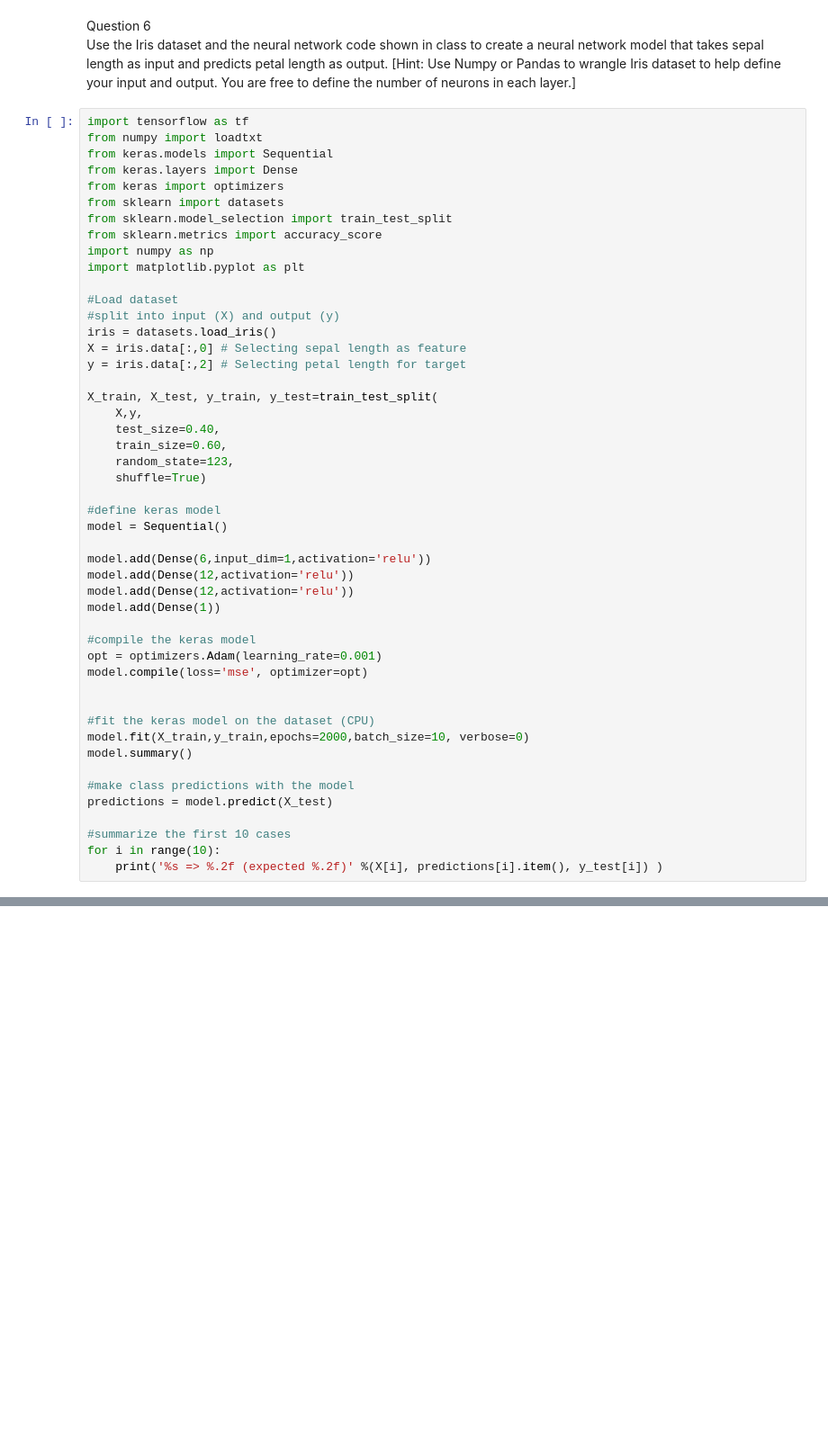
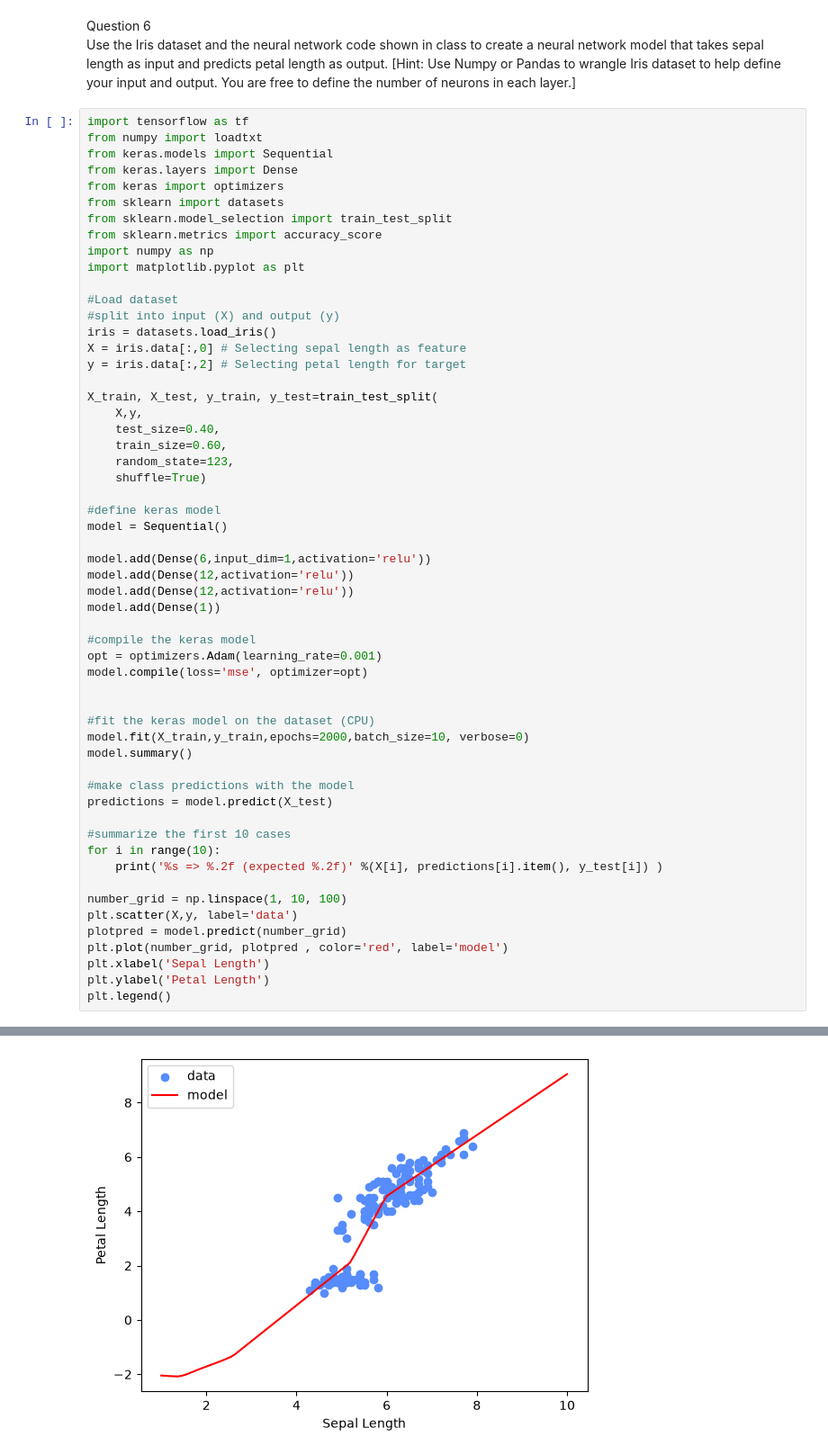
Before and after one commit to robertoribay628-hue/Eng.-W-ML, a Jupyter notebook: Questions1-6.ipynb, the cells around one changed output, grey strips where cells are left out. Shown at 90% size. Cells and saved outputs as stored; diff of their text form; blank space fills up the shorter version.

```diff
--- a/Questions1-6.ipynb
+++ b/Questions1-6.ipynb
@@ -256,4 +258,12 @@ predictions = model.predict(X_test)
 #summarize the first 10 cases
 for i in range(10):
     print('%s => %.2f (expected %.2f)' %(X[i], predictions[i].item(), y_test[i]) )
+
+number_grid = np.linspace(1, 10, 100)
+plt.scatter(X,y, label='data')
+plotpred = model.predict(number_grid)
+plt.plot(number_grid, plotpred , color='red', label='model')
+plt.xlabel('Sepal Length')
+plt.ylabel('Petal Length')
+plt.legend()
 # %% [output]
@@ -286,0 +299 @@ Model: "sequential_3"
+[figure, added]
```
Also changed, not shown: parts of 6 cells of this notebook.
